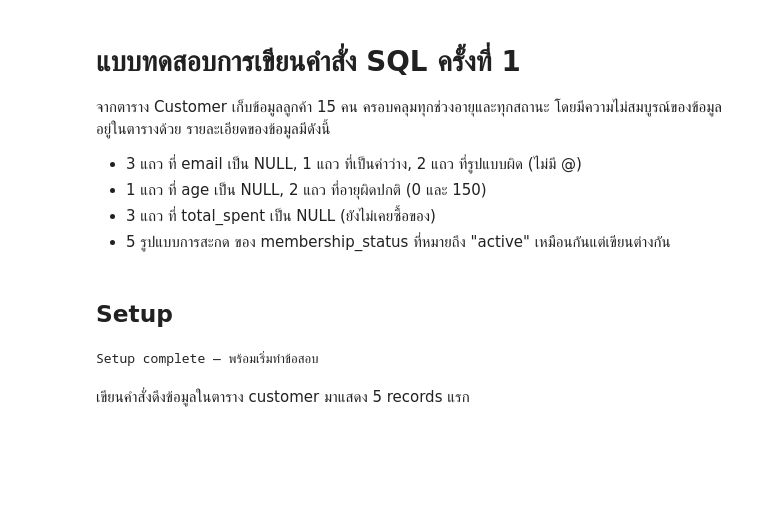
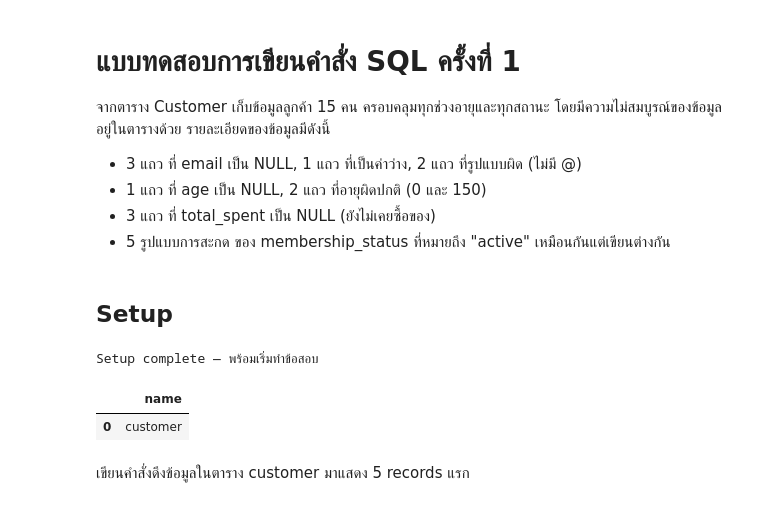
Before and after one commit to mxls34/AdvanceDatabase, a Jupyter notebook: SQL_Test_1.ipynb, the cells around one changed output. Drawn from its saved outputs; the diff is of its cells as text; code cells hidden in the pictures; blank space fills up the shorter version.

```diff
--- a/SQL_Test_1.ipynb
+++ b/SQL_Test_1.ipynb
@@ -57,6 +57,11 @@ con.executemany("INSERT INTO customer VALUES (?,?,?,?,?,?,?,?,?)", [
 print("Setup complete — พร้อมเริ่มทำข้อสอบ")
 # %% [output]
 Setup complete — พร้อมเริ่มทำข้อสอบ
+# %%
+run("SHOW TABLES")
+# %% [output]
+|  | name |
+| 0 | customer |
 # %% [markdown]
 เขียนคำสั่งดึงข้อมูลในตาราง customer มาแสดง 5 records แรก
 # %%
```
Also changed, not shown: parts of 12 cells of this notebook.
